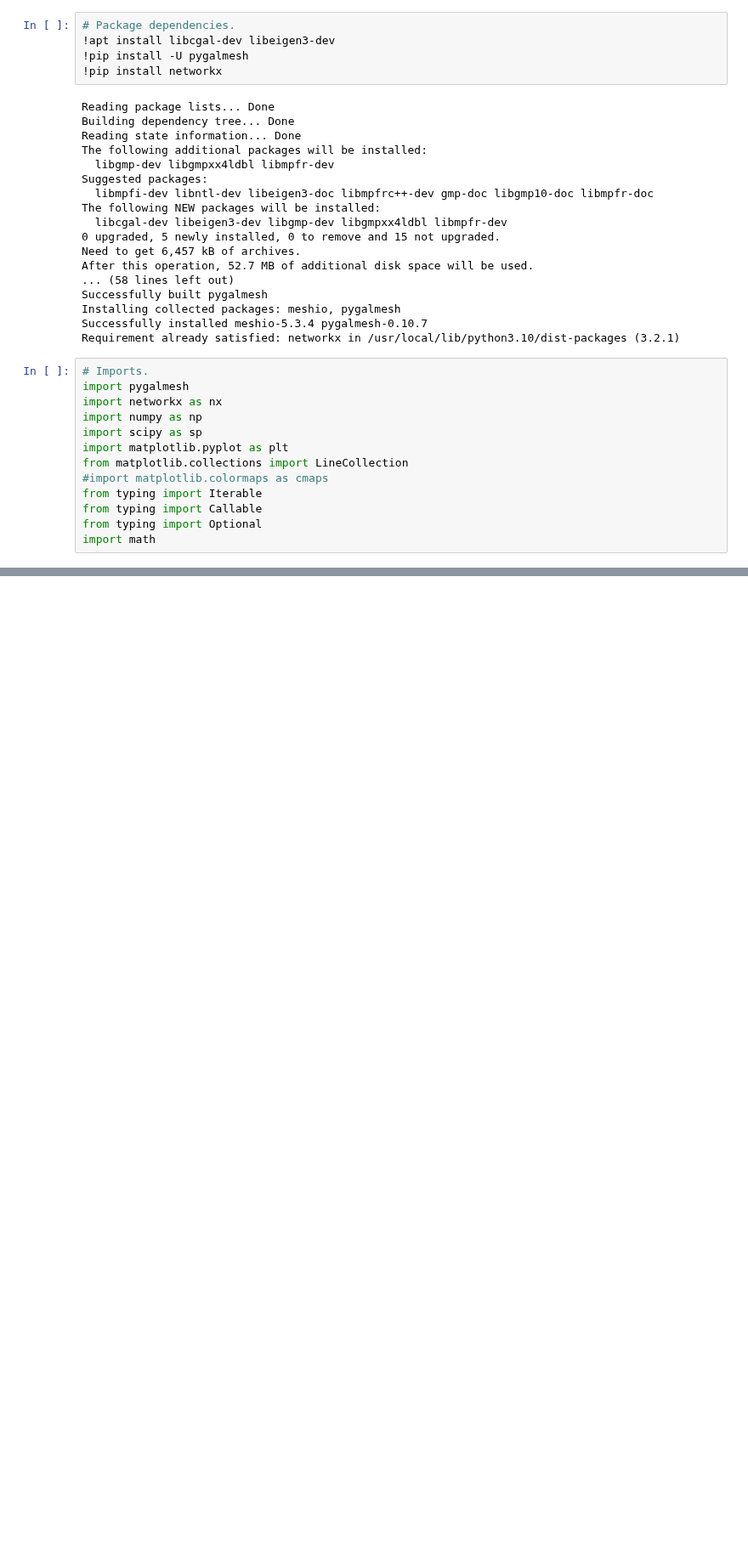
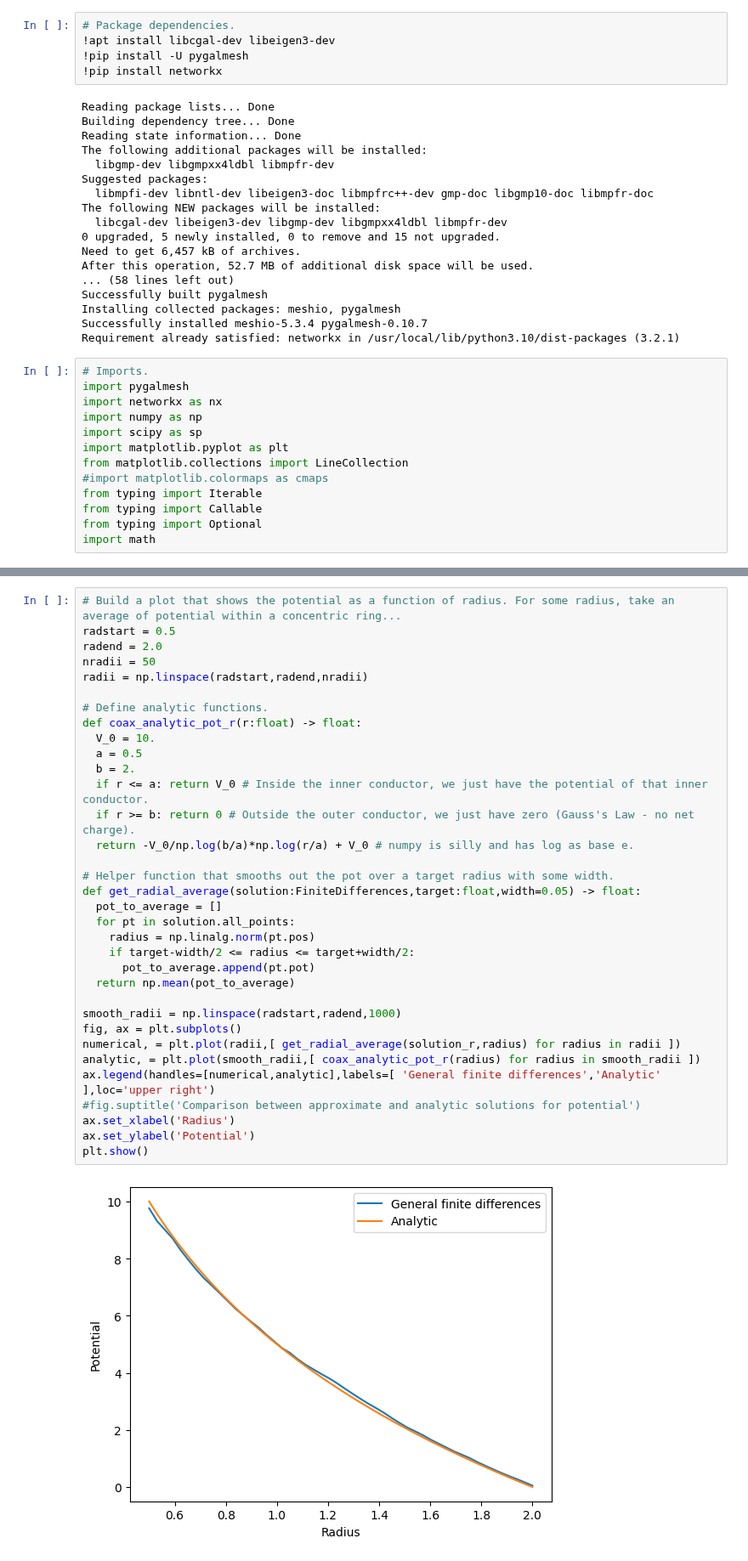
Before and after one commit to emmanuellfc/EM_Tufts_Fall2023, a Jupyter notebook: GeneralFiniteDifferences.ipynb, the cells around one changed output, grey strips where cells are left out. Shown at 85% size. Saved outputs shown, nothing was run; the diff lists cells and outputs as text; blank space fills up the shorter version.

```diff
--- a/GeneralFiniteDifferences.ipynb
+++ b/GeneralFiniteDifferences.ipynb
@@ -348,0 +495,36 @@ Root mean square error: 0.2121586784090391
+# %%
+# Build a plot that shows the potential as a function of radius. For some radius, take an average of potential within a concentric ring...
+radstart = 0.5
+radend = 2.0
+nradii = 50
+radii = np.linspace(radstart,radend,nradii)
+
+# Define analytic functions.
+def coax_analytic_pot_r(r:float) -> float:
+  V_0 = 10.
+  a = 0.5
+  b = 2.
+  if r <= a: return V_0 # Inside the inner conductor, we just have the potential of that inner conductor.
+  if r >= b: return 0 # Outside the outer conductor, we just have zero (Gauss's Law - no net charge).
+  return -V_0/np.log(b/a)*np.log(r/a) + V_0 # numpy is silly and has log as base e.
+
+# Helper function that smooths out the pot over a target radius with some width.
+def get_radial_average(solution:FiniteDifferences,target:float,width=0.05) -> float:
+  pot_to_average = []
+  for pt in solution.all_points:
+    radius = np.linalg.norm(pt.pos)
+    if target-width/2 <= radius <= target+width/2:
+      pot_to_average.append(pt.pot)
+  return np.mean(pot_to_average)
+
+smooth_radii = np.linspace(radstart,radend,1000)
+fig, ax = plt.subplots()
+numerical, = plt.plot(radii,[ get_radial_average(solution_r,radius) for radius in radii ])
+analytic, = plt.plot(smooth_radii,[ coax_analytic_pot_r(radius) for radius in smooth_radii ])
+ax.legend(handles=[numerical,analytic],labels=[ 'General finite differences','Analytic' ],loc='upper right')
+#fig.suptitle('Comparison between approximate and analytic solutions for potential')
+ax.set_xlabel('Radius')
+ax.set_ylabel('Potential')
+plt.show()
+# %% [output]
+[figure, added]
```
Also changed, not shown: parts of 8 cells of this notebook.
